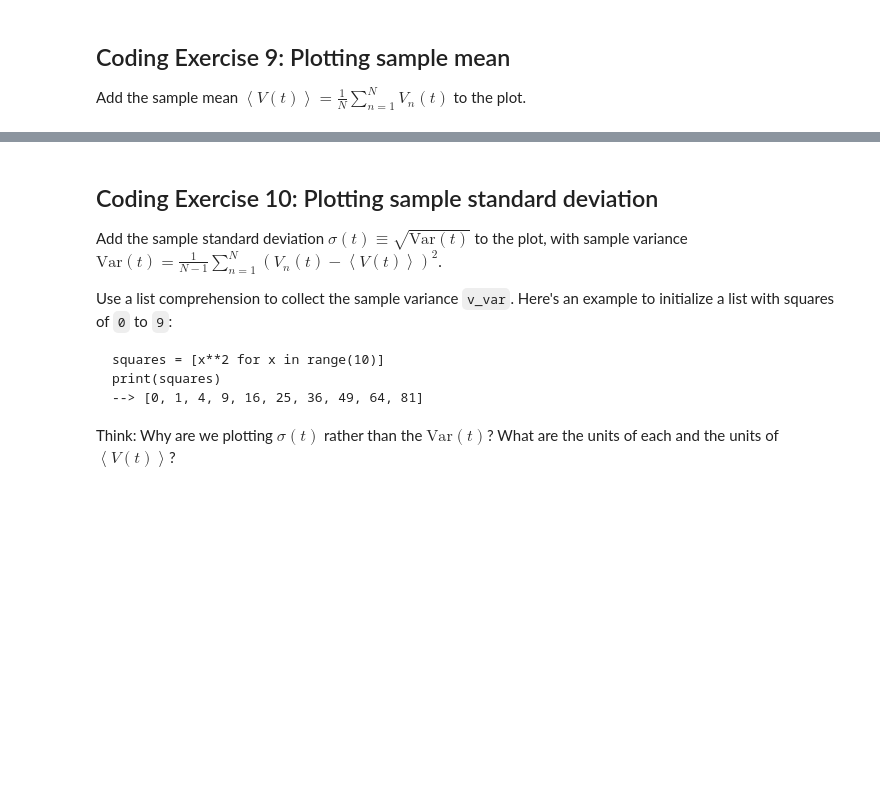
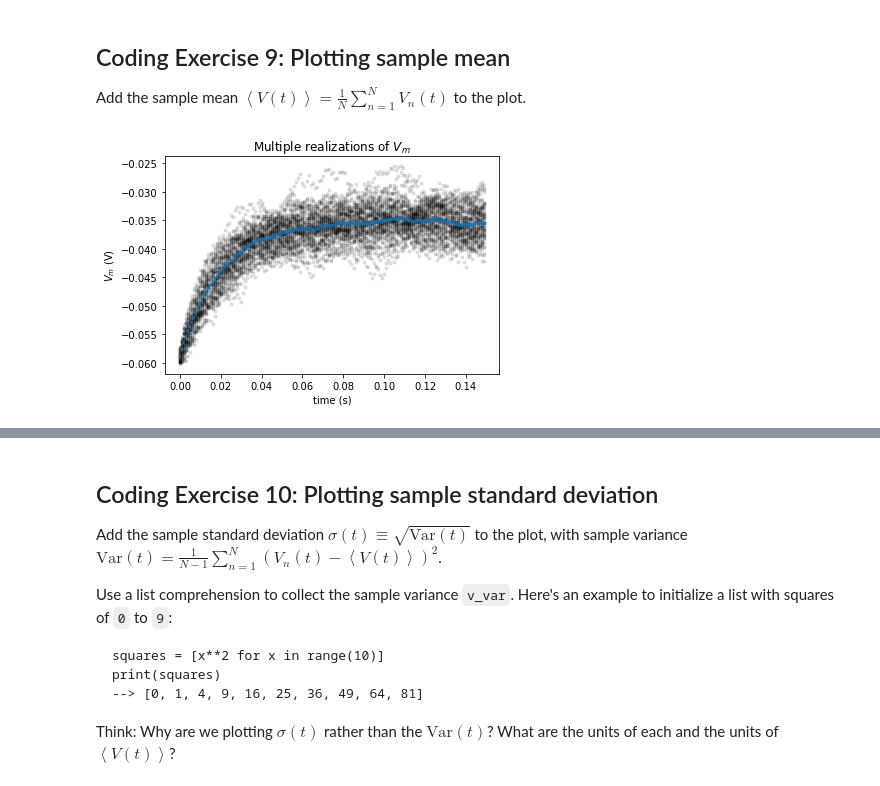
Before and after one commit to SuhaasAdiraju/NeuromatchAcademy2021_Workthrough_SA, a Jupyter notebook: tutorials/W0D1_PythonWorkshop1/student/W0D1_Tutorial1.ipynb, the cells around one changed output, grey strips where cells are left out. Saved outputs shown, nothing was run; the diff lists cells and outputs as text; code cells hidden in the pictures; blank space fills up the shorter version.

```diff
--- a/tutorials/W0D1_PythonWorkshop1/student/W0D1_Tutorial1.ipynb
+++ b/tutorials/W0D1_PythonWorkshop1/student/W0D1_Tutorial1.ipynb
@@ -783,7 +783,7 @@ Add the sample mean $\left\langle V(t)\right\rangle=\frac{1}{N}\sum_{n=1}^N V_n(
 #################################################
 ## TODO for students: fill out code to plot sample mean ##
 # Fill out code and comment or remove the next line
-raise NotImplementedError("Student exercise: You need to plot the sample mean")
+      #raise NotImplementedError("Student exercise: You need to plot the sample mean")
 #################################################
 
 # Set random number generator
@@ -799,35 +799,37 @@ v_n = [el] * n
 # Initialize the figure
 plt.figure()
 plt.title('Multiple realizations of $V_m$')
 plt.xlabel('time (s)')
 plt.ylabel('$V_m$ (V)')
 
 # Loop for step_end steps
 for step in range(step_end):
 
   # Compute value of t
   t = step * dt
 
   # Loop for n simulations
   for j in range(0, n):
 
     # Compute value of i at this time step
     i = i_mean * (1 + 0.1 * (t_max/dt)**(0.5) * (2* np.random.random() - 1))
 
     # Compute value of v for this simulation
     v_n[j] = v_n[j] + (dt / tau) * (el - v_n[j] + r*i)
 
   # Compute sample mean by summing list of v_n using sum, and dividing by n
-  v_mean = ...
+  v_mean = np.sum(v_n)/n
 
   # Plot simulations
   plt.plot(n*[t], v_n, 'k.', alpha=0.1)
 
   # Plot sample mean using alpha=0.8 and'C0.' for blue
-  plt.plot(...)
+  plt.plot(t, v_mean,'C0.', alpha = 0.8)
 
 # Display plot
 plt.show()
+# %% [output]
+[figure, added]
 # %% [markdown]
 [*Click for solution*](https://github.com/NeuromatchAcademy/precourse/tree/main//tutorials/W0D1_PythonWorkshop1/solutions/W0D1_Tutorial1_Solution_684b683f.py)
 
```
Also changed, not shown: parts of 1 cell of this notebook.
